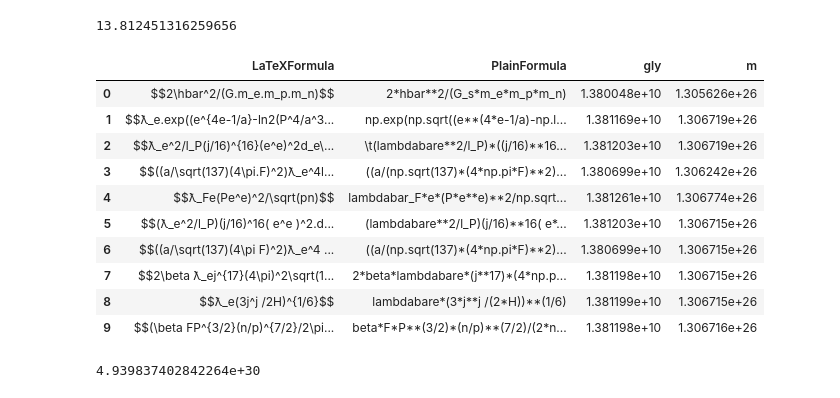
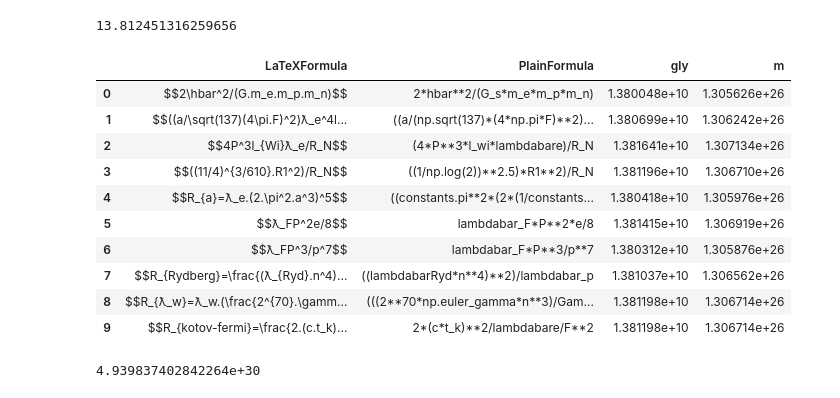
Before and after one commit to LaGuer/hubble-radius, a Jupyter notebook: hubble-radius.ipynb, the cells around one changed output. Saved outputs shown, nothing was run; the diff lists cells and outputs as text; code cells hidden in the pictures.

```diff
--- a/hubble-radius.ipynb
+++ b/hubble-radius.ipynb
@@ -329,26 +327,26 @@ lambdabare*2**128/(1+(137**2 + np.pi**2 + e**2)/(H*p) )/(constants.light_year*10
 # %%
 import pandas as pd
 display = pd.options.display
 display.max_columns = (None)
-display.max_rows = 20
+display.max_rows = 35
 display.max_colwidth = 199
 display.width = None
 
 df3 = pd.read_csv("hubble-table2.csv", dtype = {"gly" : "float64","m" : "float64"}, skiprows = [18,19], sep = ",")
 
 df3.head (10)
 # %% [output]
 |  | LaTeXFormula | PlainFormula | gly | m |
 | 0 | $$2\hbar^2/(G.m_e.m_p.m_n)$$ | 2*hbar**2/(G_s*m_e*m_p*m_n) | 1.380048e+10 | 1.305626e+26 |
-| 1 | $$ƛ_e.exp((e^{4e-1/a}-ln2(P^4/a^3... | np.exp(np.sqrt((e**(4*e-1/a)-np.l... | 1.381169e+10 | 1.306719e+26 |
-| 2 | $$ƛ_e^2/l_P(j/16)^{16}(e^e)^2d_e\... | \t(lambdabare**2/l_P)*((j/16)**16... | 1.381203e+10 | 1.306719e+26 |
-| 3 | $$((a/\sqrt(137)(4\pi.F)^2)ƛ_e^4l... | ((a/(np.sqrt(137)*(4*np.pi*F)**2)... | 1.380699e+10 | 1.306242e+26 |
-| 4 | $$ƛ_Fe(Pe^e)^2/\sqrt(pn)$$ | lambdabar_F*e*(P*e**e)**2/np.sqrt... | 1.381261e+10 | 1.306774e+26 |
-| 5 | $$(ƛ_e^2/l_P)(j/16)^16( e^e )^2.d... | (lambdabare**2/l_P)(j/16)**16( e*... | 1.381203e+10 | 1.306715e+26 |
-| 6 | $$((a/\sqrt(137)(4\pi F)^2)ƛ_e^4 ... | ((a/(np.sqrt(137)*(4*np.pi*F)**2)... | 1.380699e+10 | 1.306715e+26 |
-| 7 | $$2\beta ƛ_ej^{17}(4\pi)^2\sqrt(1... | 2*beta*lambdabare*(j**17)*(4*np.p... | 1.381198e+10 | 1.306715e+26 |
-| 8 | $$ƛ_e(3j^j /2H)^{1/6}$$ | lambdabare*(3*j**j /(2*H))**(1/6) | 1.381199e+10 | 1.306715e+26 |
-| 9 | $$(\beta FP^{3/2}(n/p)^{7/2}/2\pi... | beta*F*P**(3/2)*(n/p)**(7/2)/(2*n... | 1.381198e+10 | 1.306716e+26 |
+| 1 | $$((a/\sqrt(137)(4\pi.F)^2)ƛ_e^4l... | ((a/(np.sqrt(137)*(4*np.pi*F)**2)... | 1.380699e+10 | 1.306242e+26 |
+| 2 | $$4P^3l_{Wi}ƛ_e/R_N$$ | (4*P**3*l_wi*lambdabare)/R_N | 1.381641e+10 | 1.307134e+26 |
+| 3 | $$((11/4)^{3/610}.R1^2)/R_N$$ | ((1/np.log(2))**2.5)*R1**2)/R_N | 1.381196e+10 | 1.306710e+26 |
+| 4 | $$R_{a}=ƛ_e.(2.\pi^2.a^3)^5$$ | ((constants.pi**2*(2*(1/constants... | 1.380418e+10 | 1.305976e+26 |
+| 5 | $$ƛ_FP^2e/8$$ | lambdabar_F*P**2*e/8 | 1.381415e+10 | 1.306919e+26 |
+| 6 | $$ƛ_FP^3/p^7$$ | lambdabar_F*P**3/p**7 | 1.380312e+10 | 1.305876e+26 |
+| 7 | $$R_{Rydberg}=\frac{(ƛ_{Ryd}.n^4)... | ((lambdabarRyd*n**4)**2)/lambdabar_p | 1.381037e+10 | 1.306562e+26 |
+| 8 | $$R_{ƛ_w}=ƛ_w.(\frac{2^{70}.\gamm... | (((2**70*np.euler_gamma*n**3)/Gam... | 1.381198e+10 | 1.306714e+26 |
+| 9 | $$R_{kotov-fermi}=\frac{2.(c.t_k)... | 2*(c*t_k)**2/lambdabare/F**2 | 1.381198e+10 | 1.306714e+26 |
 # %%
 2*lambdabare*2**128*((137**2 + np.pi**2 + e**2 )/p*H)
 # %% [output]
```
Also changed, not shown: parts of 22 cells of this notebook.
